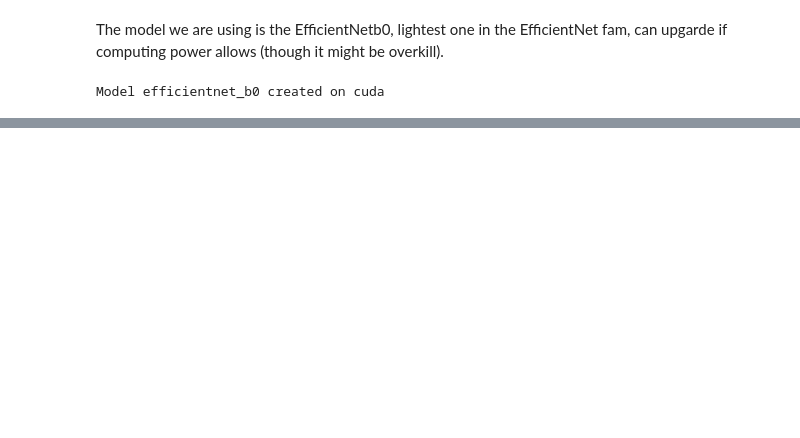
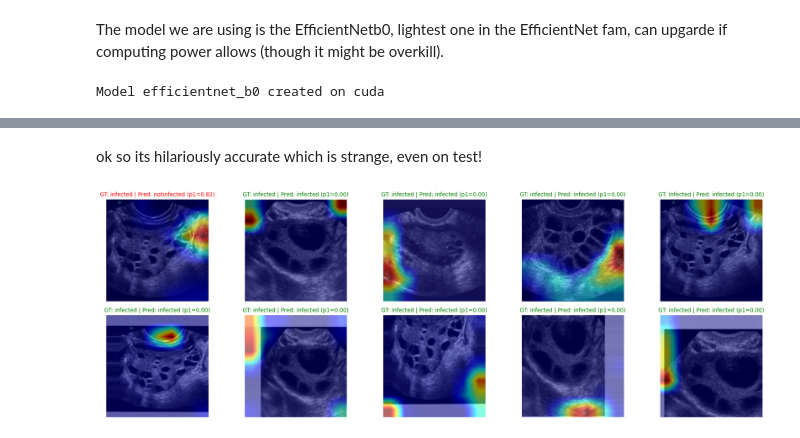
Before and after one commit to Xerass/PCOS_ML, a Jupyter notebook: ImageModel/image_model.ipynb, the cells around one changed output, grey strips where cells are left out. Drawn from its saved outputs; the diff is of its cells as text; code cells hidden in the pictures; blank space fills up the shorter version.

```diff
--- a/ImageModel/image_model.ipynb
+++ b/ImageModel/image_model.ipynb
@@ -142,0 +354,79 @@ def pos_weight_from_counts(counts):
+# %% [markdown]
+ok so its hilariously accurate which is strange, even on test!
+# %%
+from pytorch_grad_cam import GradCAM
+from pytorch_grad_cam.utils.image import show_cam_on_image
+model.eval()
+
+# Make sure params can participate in autograd for CAM
+for p in model.parameters():
+    p.requires_grad = True
+
+# Find last Conv2d
+target_layer = None
+for n, m in reversed(list(model.named_modules())):
+    if isinstance(m, nn.Conv2d):
+        target_layer = m
+        break
+assert target_layer is not None, "No Conv2d layer found."
+
+cam = GradCAM(model=model, target_layers=[target_layer])
+
+IMAGENET_MEAN = np.array([0.485, 0.456, 0.406], dtype=np.float32)
+IMAGENET_STD  = np.array([0.229, 0.224, 0.225], dtype=np.float32)
+
+def denorm(img_tensor):
+    x = img_tensor.detach().cpu().permute(1, 2, 0).numpy()
+    x = (x * IMAGENET_STD + IMAGENET_MEAN).clip(0, 1)
+    return x
+
+def prob_from_logits(logits):
+    return torch.sigmoid(logits).item()
+
+# ---- Collect 10 examples with Grad-CAM ----
+imgs_vis, titles = [], []
+n_needed, count = 10, 0
+
+with torch.enable_grad():
+    for imgs, labels in test_loader:
+        bs = imgs.size(0)
+        for b in range(bs):
+            if count >= n_needed:
+                break
+
+            img = imgs[b].unsqueeze(0).to(DEVICE)      # 1xCxhxw
+            img.requires_grad_(True)                   # <-- helps ensure a graph exists
+
+            # forward pass (no no_grad!)
+            logits = model(img)                        # 1x1
+            p1 = prob_from_logits(logits)
+            pred_idx = int(p1 >= 0.5)
+            true_idx = int(labels[b].item())
+
+            # Grad-CAM
+            grayscale_cam = cam(input_tensor=img)[0]   # HxW, [0,1]
+            vis_img = denorm(imgs[b])
+            overlay = show_cam_on_image(vis_img, grayscale_cam, use_rgb=True)
+
+            pred_name = class_names[pred_idx]
+            true_name = class_names[true_idx]
+            title = f"GT: {true_name} | Pred: {pred_name} (p1={p1:.2f})"
+
+            imgs_vis.append(overlay)
+            titles.append((title, pred_idx == true_idx))
+            count += 1
+        if count >= n_needed:
+            break
+
+# Plot 10
+cols = 5
+rows = (n_needed + cols - 1) // cols
+plt.figure(figsize=(3.6*cols, 3*rows))
+for i in range(n_needed):
+    ax = plt.subplot(rows, cols, i+1)
+    ax.imshow(imgs_vis[i]); ax.axis("off")
+    title, ok = titles[i]
+    ax.set_title(title, color=("green" if ok else "red"), fontsize=10)
+plt.tight_layout(); plt.show()
+# %% [output]
+[figure, added]
```
Also changed, not shown: parts of 9 cells of this notebook.
